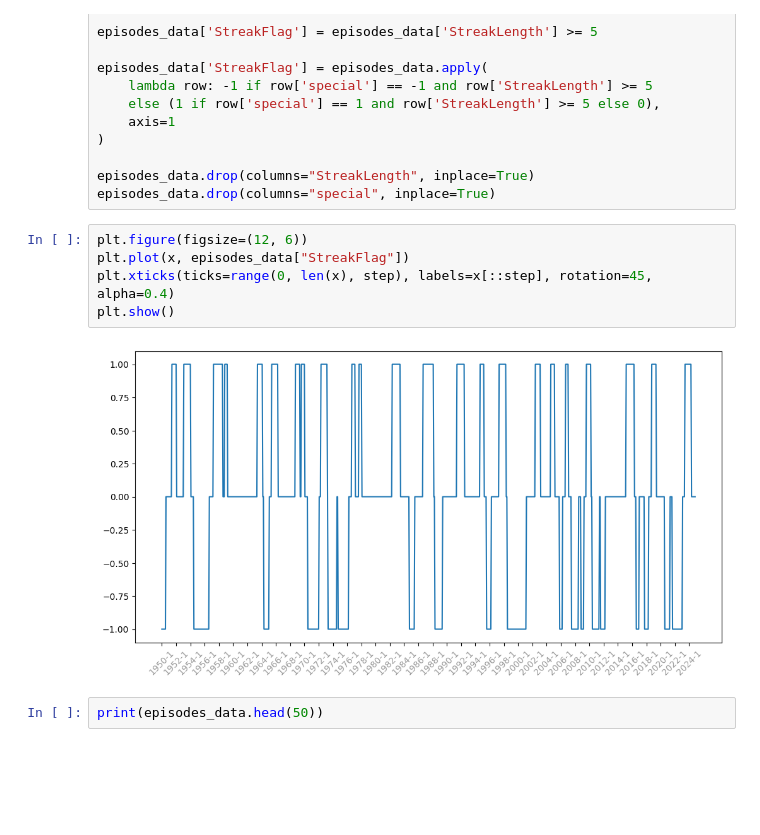
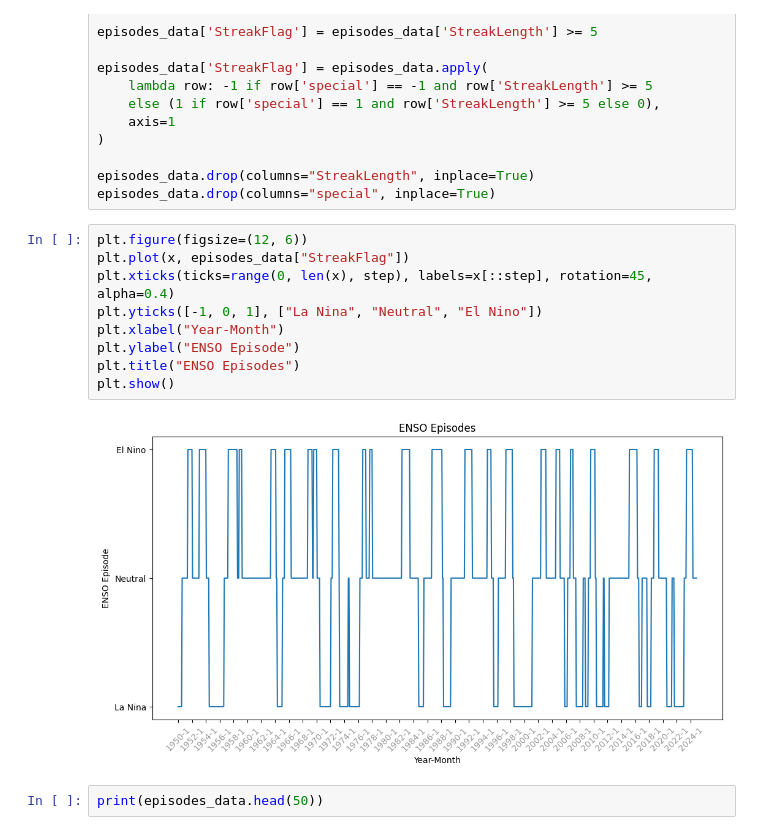
Before and after one commit to oscarmorand/prsta_gang, a Jupyter notebook: data_analysis.ipynb, the cells around one changed output. Drawn from its saved outputs; the diff is of its cells as text; blank space fills up the shorter version.

```diff
--- a/data_analysis.ipynb
+++ b/data_analysis.ipynb
@@ -278,10 +296,14 @@ episodes_data.drop(columns="special", inplace=True)
 # %%
 plt.figure(figsize=(12, 6))
 plt.plot(x, episodes_data["StreakFlag"])
 plt.xticks(ticks=range(0, len(x), step), labels=x[::step], rotation=45, alpha=0.4)
+plt.yticks([-1, 0, 1], ["La Nina", "Neutral", "El Nino"])
+plt.xlabel("Year-Month")
+plt.ylabel("ENSO Episode")
+plt.title("ENSO Episodes")
 plt.show()
 # %% [output]
-[figure, old version]
+[figure, new version]
 # %%
 print(episodes_data.head(50))
 # %% [output]
```
Also changed, not shown: parts of 12 cells of this notebook.
